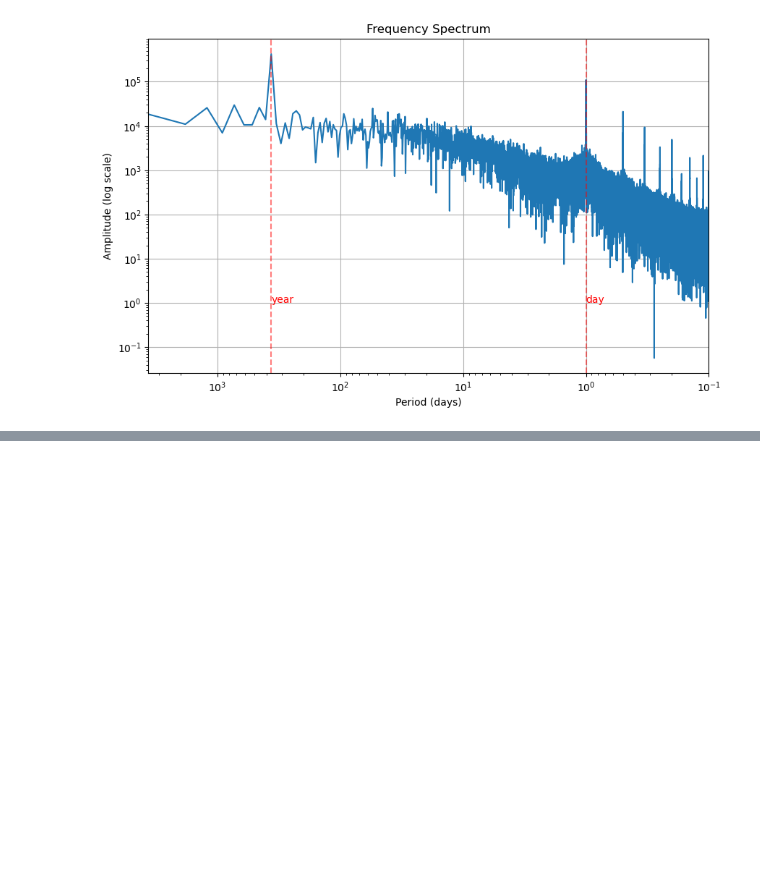
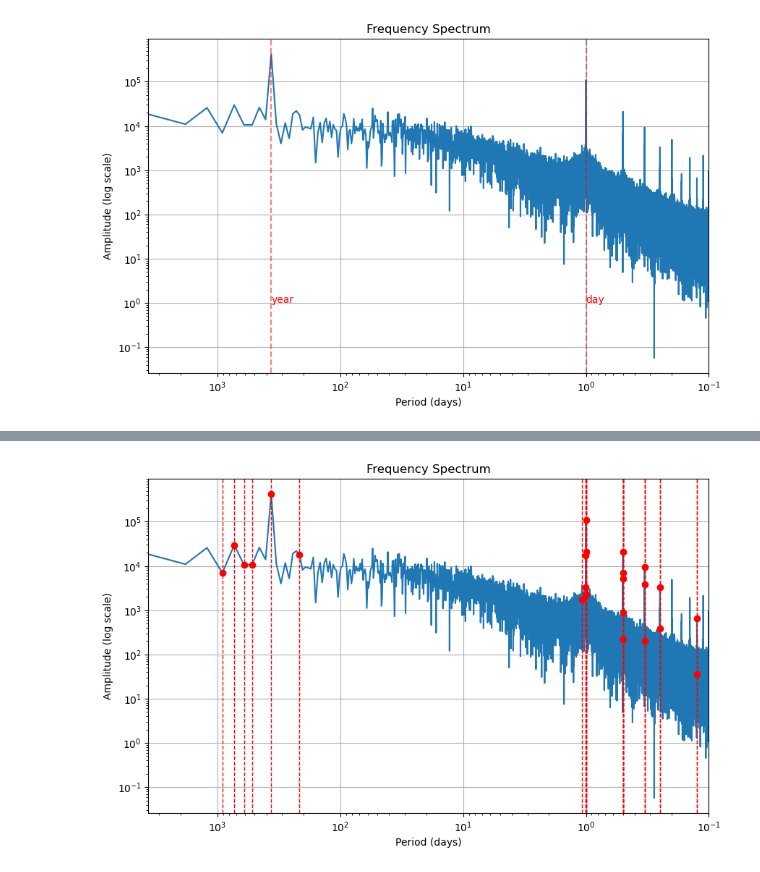
Before and after one commit to adriantompkins/climate-book, a Jupyter notebook: notebooks/climdata_FFT_analysis.ipynb, the cells around one changed output, grey strips where cells are left out. Cells and saved outputs as stored; diff of their text form; code cells hidden in the pictures; blank space fills up the shorter version.

```diff
--- a/notebooks/climdata_FFT_analysis.ipynb
+++ b/notebooks/climdata_FFT_analysis.ipynb
@@ -349,0 +383,44 @@ def calculate_significant_peaks(amplitudes, confidence_level=0.95):
+# %%
+import numpy as np
+from scipy.signal import savgol_filter
+
+def calculate_significant_peaks_smoothed(amplitudes, window_length=15, polyorder=3, threshold_factor=2.0):
+    """
+    Calculates significant peaks by comparing amplitudes to a smoothed spectrum.
+
+    Args:
+        amplitudes (np.ndarray): The FFT amplitudes.
+        window_length (int): Length of the smoothing window (must be odd).
+        polyorder (int): Order of the polynomial used in smoothing.
+        threshold_factor (float): Factor to multiply the smoothed amplitudes for threshold.
+
+    Returns:
+        np.ndarray: Boolean array indicating significant peaks.
+    """
+
+    # Smooth the amplitudes using Savitzky-Golay filter
+    smoothed_amplitudes = savgol_filter(amplitudes, window_length, polyorder)
+
+    # Calculate the significance threshold
+    significance_threshold = smoothed_amplitudes * threshold_factor
+
+    # Determine significant peaks
+    significant_peaks = amplitudes > significance_threshold
+
+    return significant_peaks
+# %%
+#sig_peaks=calculate_significant_peaks(amplitudes)
+sig_peaks=calculate_significant_peaks_smoothed(amplitudes,threshold_factor=4)
+# %%
+fig,ax=plot_fft_spectrum(frequencies, periods, amplitudes)
+
+# Plot vertical lines at significant peaks
+positive_freq_indices = frequencies > 0
+peak_periods = periods[positive_freq_indices][sig_peaks[positive_freq_indices]]
+peak_amplitudes = amplitudes[positive_freq_indices][sig_peaks[positive_freq_indices]]
+
+for period, amplitude in zip(peak_periods, peak_amplitudes):
+    ax.axvline(x=period, color='red', linestyle='--', linewidth=1) # add vertical lines
+    ax.plot(period, amplitude, 'ro') # add red dot on peak
+# %% [output]
+[figure, added]
```
Also changed, not shown: parts of 15 cells of this notebook.
